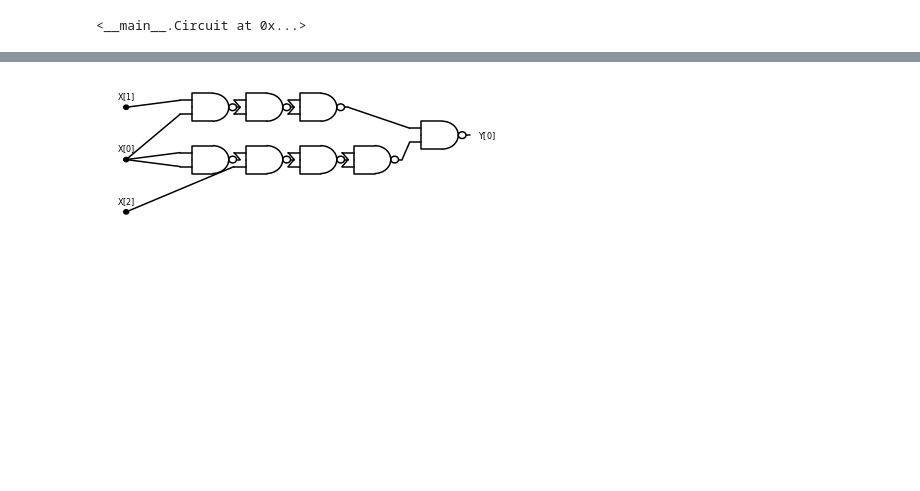
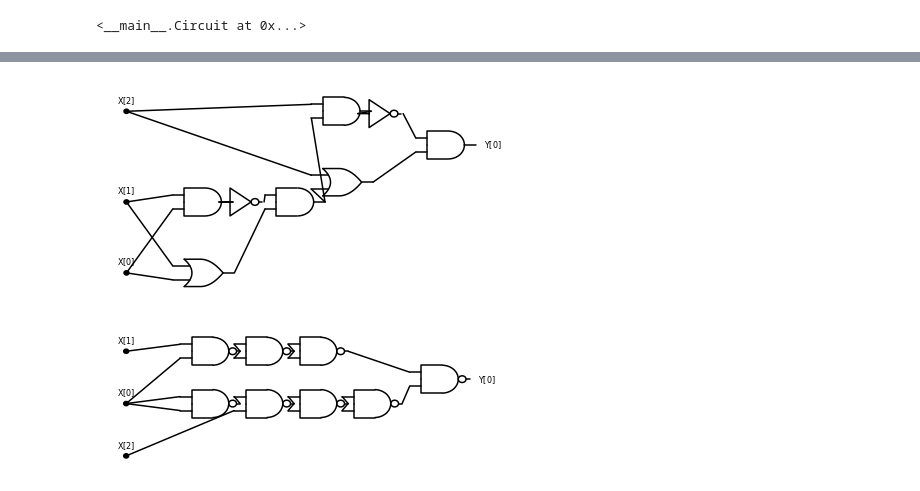
Before and after one commit to boazbk/tcscode, a Jupyter notebook: Chap_03_Computation.ipynb, the cells around one changed output, grey strips where cells are left out. Saved outputs shown, nothing was run; the diff lists cells and outputs as text; code cells hidden in the pictures; blank space fills up the shorter version.

```diff
--- a/Chap_03_Computation.ipynb
+++ b/Chap_03_Computation.ipynb
@@ -53,3 +65,17 @@ schemdraw(C)
+# %%
+def XOR3(a,b,c):
+    w1 = AND(a,b)
+    w2 = NOT(w1)
+    w3 = OR(a,b)
+    w4 = AND(w2,w3)
+    w5 = AND(w4,c)
+    w6 = NOT(w5)
+    w7 = OR(w4,c)
+    return AND(w6,w7)
+
+drawcirc(XOR3)
+# %% [output]
+[figure, added]
 # %%
 def AON2NAND(code):
     """Translate an AON-CIRC program to an equivalent NAND-CIRC program"""
```
Also changed, not shown: parts of 20 cells of this notebook, 1 other file.
